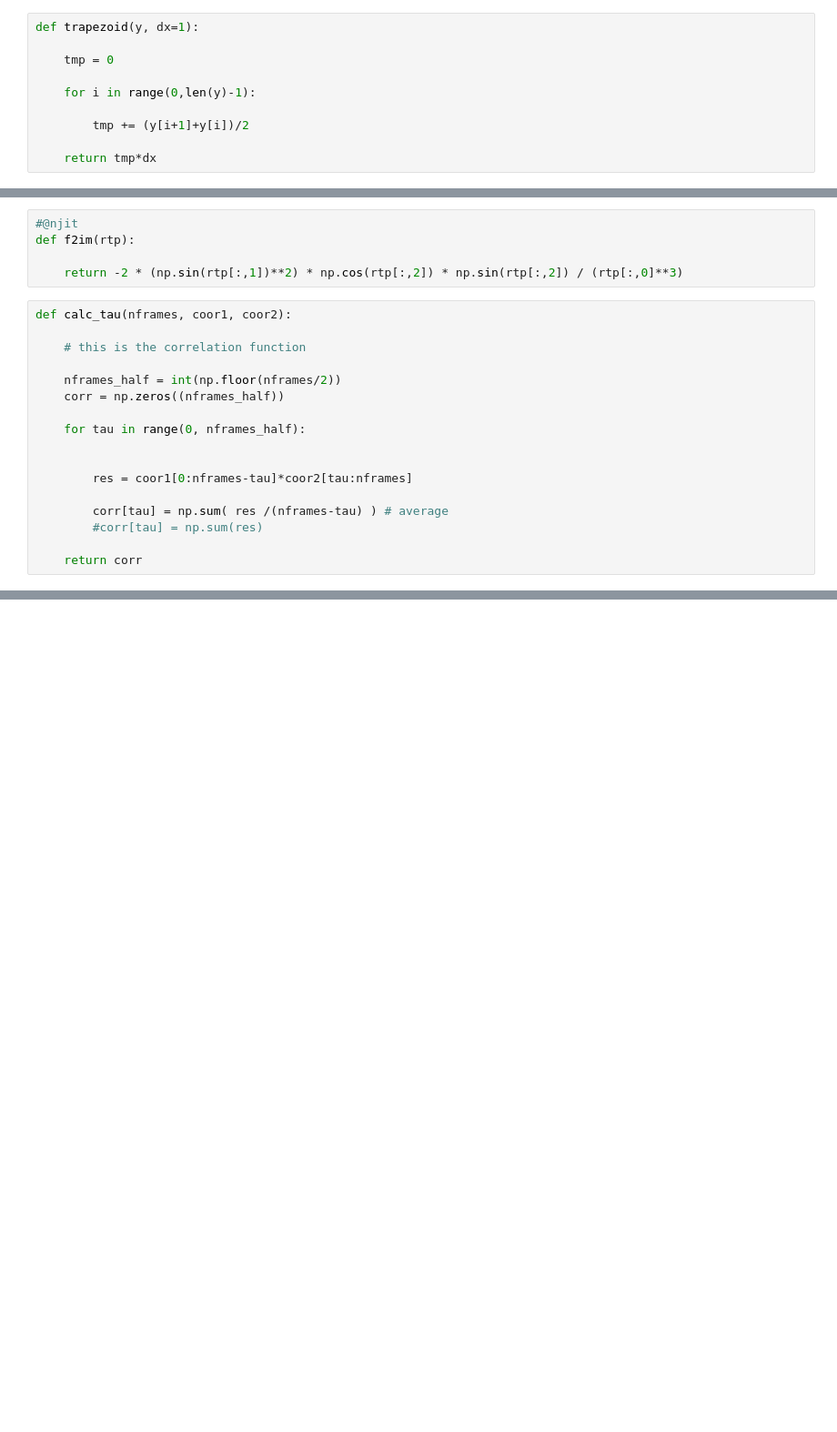
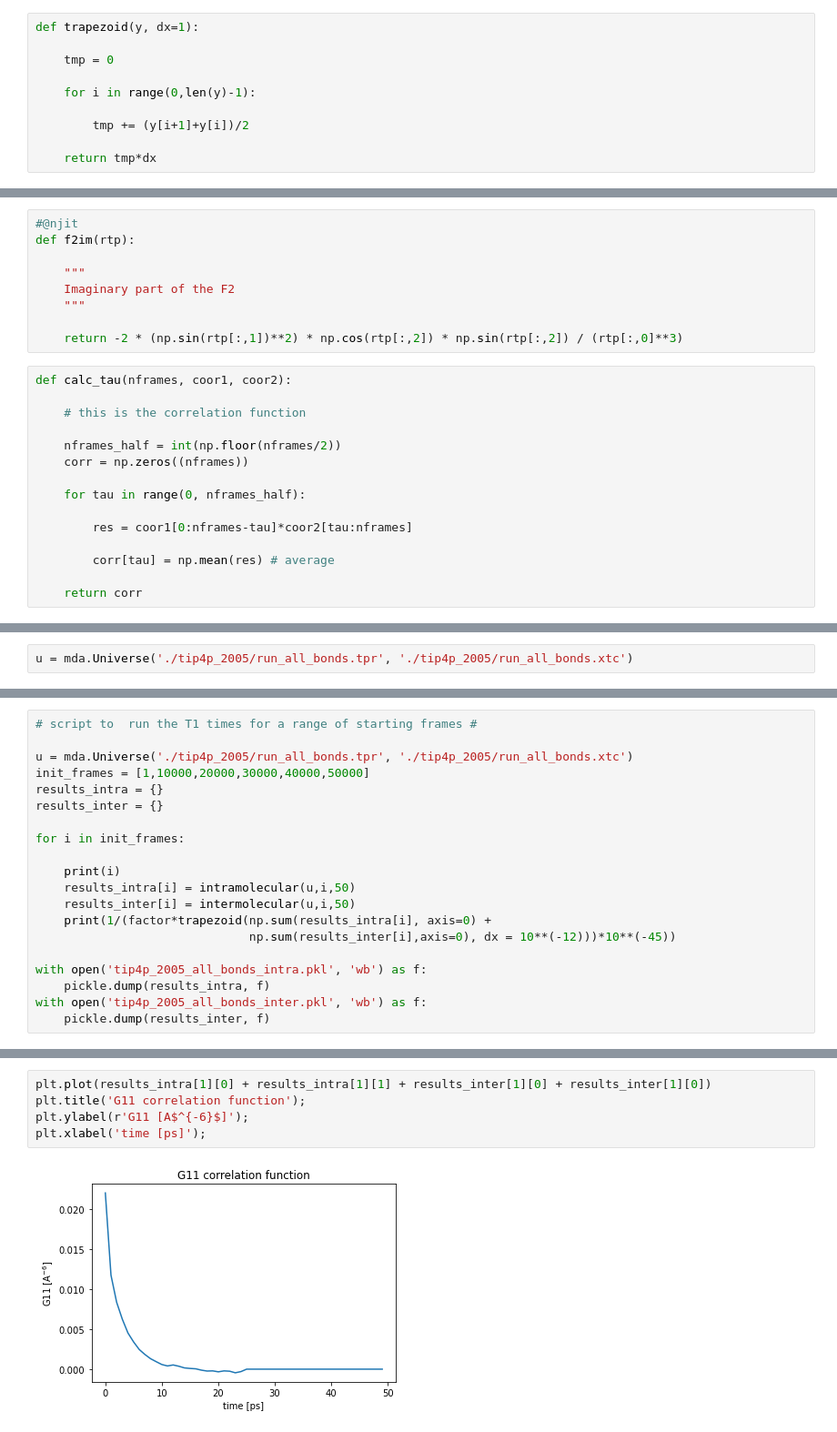
Before and after one commit to batukav/water_t1, a Jupyter notebook: t1_water.ipynb, the cells around one changed output, grey strips where cells are left out. Shown: that part at 91% size. Drawn from its saved outputs; the diff is of its cells as text; blank space fills up the shorter version.

```diff
--- a/t1_water.ipynb
+++ b/t1_water.ipynb
@@ -66,6 +77,10 @@ def f2re(rtp):
 #@njit
 def f2im(rtp):
 
+    """
+    Imaginary part of the F2
+    """
+
     return -2 * (np.sin(rtp[:,1])**2) * np.cos(rtp[:,2]) * np.sin(rtp[:,2]) / (rtp[:,0]**3)
 # %%
 def calc_tau(nframes, coor1, coor2):
@@ -73,14 +88,12 @@ def calc_tau(nframes, coor1, coor2):
     # this is the correlation function
 
     nframes_half = int(np.floor(nframes/2))
-    corr = np.zeros((nframes_half))
+    corr = np.zeros((nframes))
 
     for tau in range(0, nframes_half):
 
-
         res = coor1[0:nframes-tau]*coor2[tau:nframes]
 
-        corr[tau] = np.sum( res /(nframes-tau) ) # average
-        #corr[tau] = np.sum(res)
+        corr[tau] = np.mean(res) # average
 
     return corr
@@ -137 +119,3 @@ traj = md.load('./spce/build_and_eq/run.xtc', top = 'tip3p/build_and_eq/eq.gro')
+# %%
+u = mda.Universe('./tip4p_2005/run_all_bonds.tpr', './tip4p_2005/run_all_bonds.xtc')
 # %%
@@ -246,0 +231,20 @@ print(1/g1)
+# %%
+# script to  run the T1 times for a range of starting frames #
+
+u = mda.Universe('./tip4p_2005/run_all_bonds.tpr', './tip4p_2005/run_all_bonds.xtc')
+init_frames = [1,10000,20000,30000,40000,50000]
+results_intra = {}
+results_inter = {}
+
+for i in init_frames:
+
+    print(i)
+    results_intra[i] = intramolecular(u,i,50)
+    results_inter[i] = intermolecular(u,i,50)
+    print(1/(factor*trapezoid(np.sum(results_intra[i], axis=0) +
+                              np.sum(results_inter[i],axis=0), dx = 10**(-12)))*10**(-45))
+
+with open('tip4p_2005_all_bonds_intra.pkl', 'wb') as f:
+    pickle.dump(results_intra, f)
+with open('tip4p_2005_all_bonds_inter.pkl', 'wb') as f:
+    pickle.dump(results_inter, f)
@@ -246,0 +256,7 @@ print(1/g1)
+# %%
+plt.plot(results_intra[1][0] + results_intra[1][1] + results_inter[1][0] + results_inter[1][0])
+plt.title('G11 correlation function');
+plt.ylabel(r'G11 [A$^{-6}$]');
+plt.xlabel('time [ps]');
+# %% [output]
+[figure, added]
```
Also changed, not shown: parts of 24 cells of this notebook.
